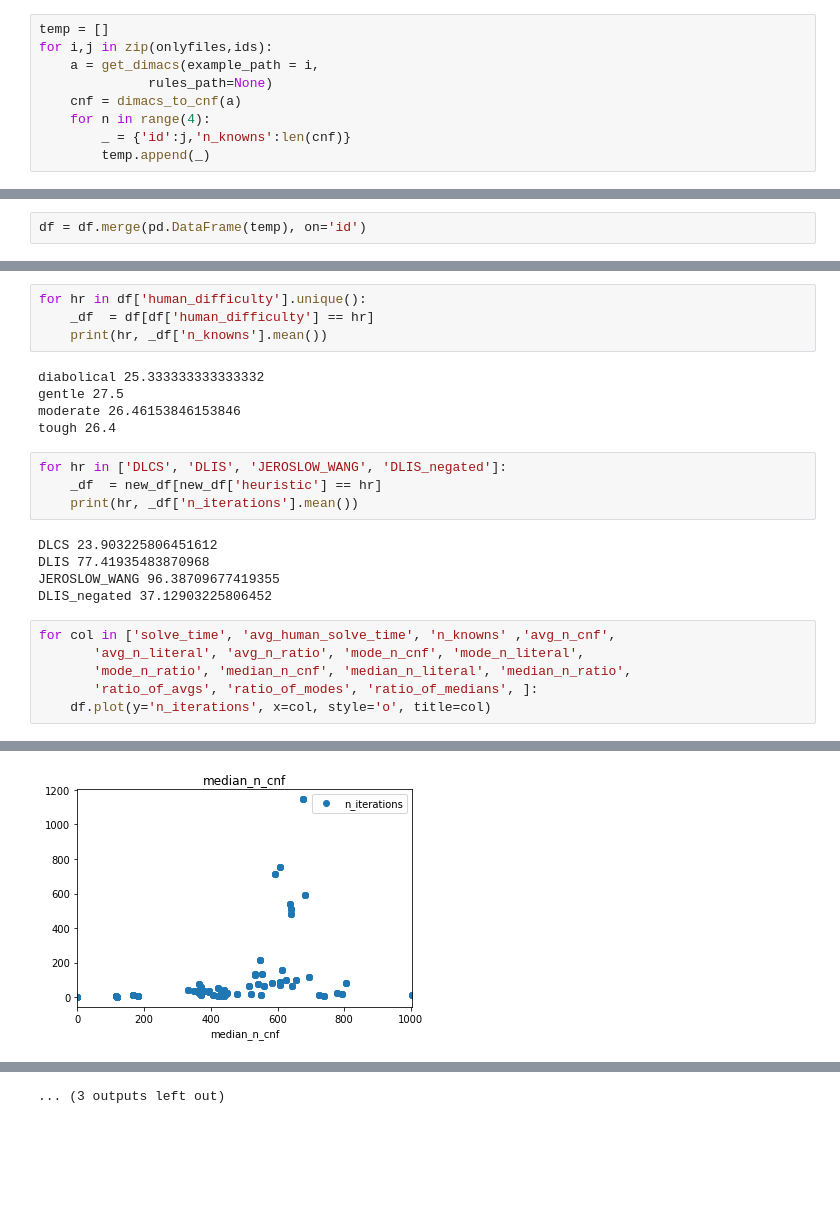
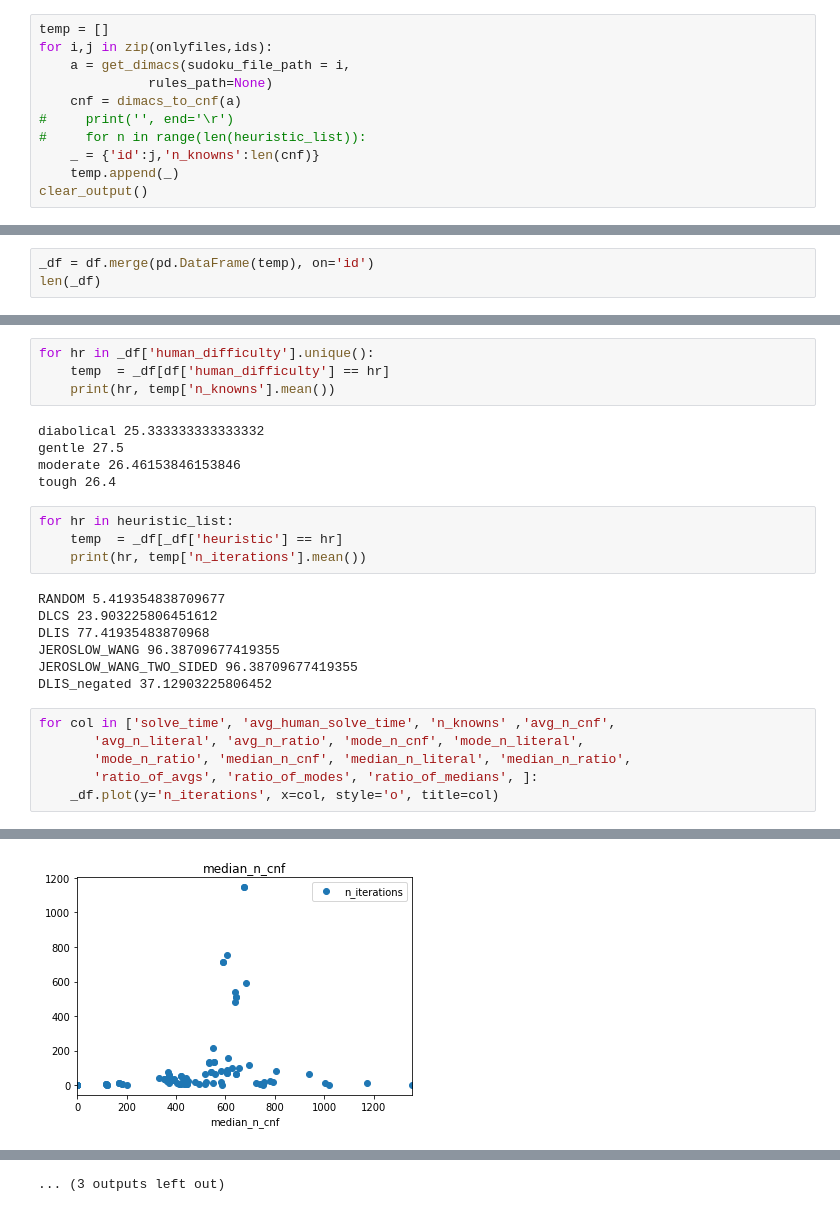
Before and after one commit to Timm877/KR2020_Sudoku_solver_SAT, a Jupyter notebook: notebooks/suduko.20200919.ipynb, the cells around one changed output, grey strips where cells are left out. Cells and saved outputs as stored; diff of their text form; blank space fills up the shorter version.

```diff
--- a/notebooks/suduko.20200919.ipynb
+++ b/notebooks/suduko.20200919.ipynb
@@ -69,9 +77,11 @@ df['avg_human_solve_time'] = df['id'].apply(lambda x : int(x.split('_')[2].split
 # %%
 temp = []
 for i,j in zip(onlyfiles,ids):
-    a = get_dimacs(example_path = i,
+    a = get_dimacs(sudoku_file_path = i,
               rules_path=None)
     cnf = dimacs_to_cnf(a)
-    for n in range(4):
-        _ = {'id':j,'n_knowns':len(cnf)}
-        temp.append(_)
+#     print('', end='\r')
+#     for n in range(len(heuristic_list)):
+    _ = {'id':j,'n_knowns':len(cnf)}
+    temp.append(_)
+clear_output()
@@ -78,2 +92,3 @@ for i,j in zip(onlyfiles,ids):
 # %%
-df = df.merge(pd.DataFrame(temp), on='id')
+_df = df.merge(pd.DataFrame(temp), on='id')
+len(_df)
@@ -97,27 +135,29 @@ df.plot(y='n_knowns', x='avg_human_solve_time', style = 'o', figsize = (14,10))
 #        'ratio_of_avgs', 'ratio_of_modes', 'ratio_of_medians', 'result', 'id',
 #        'heuristic']
 # %%
-for hr in df['human_difficulty'].unique():
-    _df  = df[df['human_difficulty'] == hr]
-    print(hr, _df['n_knowns'].mean())
+for hr in _df['human_difficulty'].unique():
+    temp  = _df[df['human_difficulty'] == hr]
+    print(hr, temp['n_knowns'].mean())
 # %% [output]
 diabolical 25.333333333333332
 gentle 27.5
 moderate 26.46153846153846
 tough 26.4
 # %%
-for hr in ['DLCS', 'DLIS', 'JEROSLOW_WANG', 'DLIS_negated']:
-    _df  = new_df[new_df['heuristic'] == hr]
-    print(hr, _df['n_iterations'].mean())
+for hr in heuristic_list:
+    temp  = _df[_df['heuristic'] == hr]
+    print(hr, temp['n_iterations'].mean())
 # %% [output]
+RANDOM 5.419354838709677
 DLCS 23.903225806451612
 DLIS 77.41935483870968
 JEROSLOW_WANG 96.38709677419355
+JEROSLOW_WANG_TWO_SIDED 96.38709677419355
 DLIS_negated 37.12903225806452
 # %%
 for col in ['solve_time', 'avg_human_solve_time', 'n_knowns' ,'avg_n_cnf',
        'avg_n_literal', 'avg_n_ratio', 'mode_n_cnf', 'mode_n_literal',
        'mode_n_ratio', 'median_n_cnf', 'median_n_literal', 'median_n_ratio',
        'ratio_of_avgs', 'ratio_of_modes', 'ratio_of_medians', ]:
-    df.plot(y='n_iterations', x=col, style='o', title=col)
+    _df.plot(y='n_iterations', x=col, style='o', title=col)
 # %% [output]
@@ -133 +173 @@ for col in ['solve_time', 'avg_human_solve_time', 'n_knowns' ,'avg_n_cnf',
-[figure, old version]
+[figure, new version]
```
Also changed, not shown: parts of 9 cells of this notebook, 2 other files.
